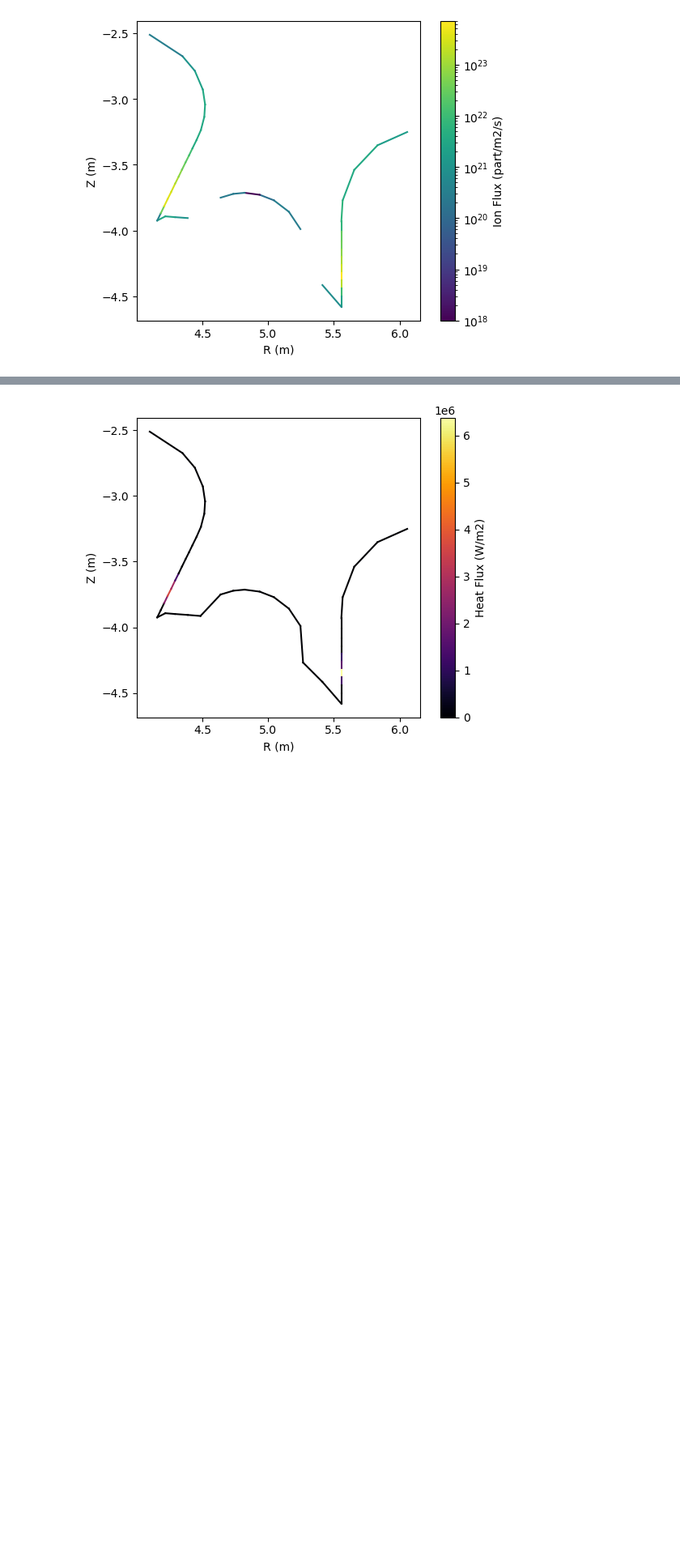
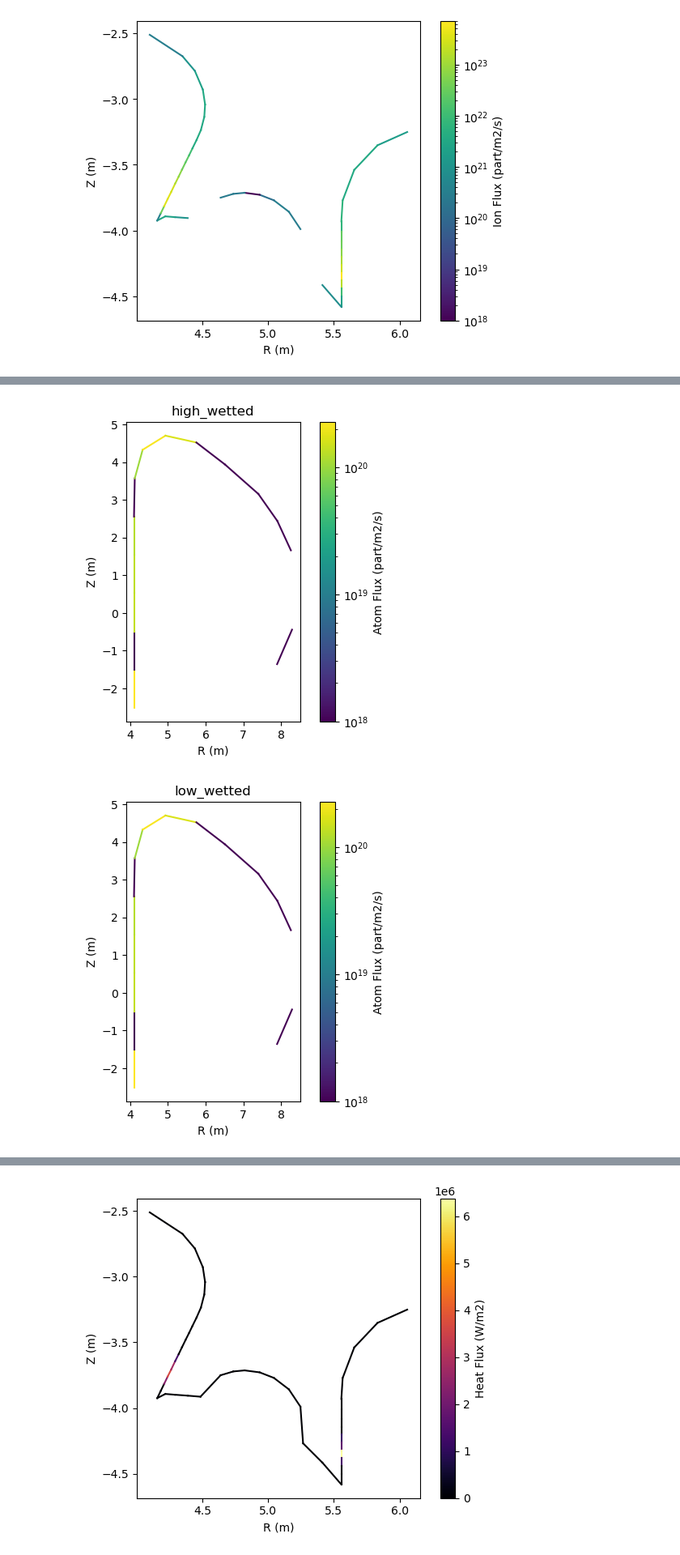
Before and after one commit to kaelyndunnell/hisp, a Jupyter notebook: plotting.ipynb, the cells around one changed output, grey strips where cells are left out. Shown at 81% size. Cells and saved outputs as stored; diff of their text form; code cells hidden in the pictures; blank space fills up the shorter version.

```diff
--- a/plotting.ipynb
+++ b/plotting.ipynb
@@ -119,0 +116,37 @@ for mode in ["high_wetted", "low_wetted"]:
+# %%
+from make_iter_bins import my_reactor
+from matplotlib.colors import LogNorm
+
+for mode in ["high_wetted", "low_wetted", "wetted"]:
+    atom_fluxes = []
+    start_points = []
+    end_points = []
+    for bin in my_reactor.first_wall.bins:
+        for sub_bin in bin.sub_bins:
+            if sub_bin.mode == mode:
+                atom_flux = plasma_data_handling.get_particle_flux("FP", bin=sub_bin, t_rel=0, ion=False)
+                atom_fluxes.append(atom_flux)
+
+                start_points.append(bin.start_point)
+                end_points.append(bin.end_point)
+
+
+    norm = LogNorm(1e18, max(atom_fluxes))
+    cmap = plt.get_cmap("viridis")
+
+
+    for start_point, end_point, ion_flux in zip(start_points, end_points, atom_fluxes):
+        plt.plot(
+            [start_point[0], end_point[0]],
+            [start_point[1], end_point[1]],
+            c=cmap(norm(ion_flux)),
+        )
+    plt.colorbar(plt.cm.ScalarMappable(norm=norm, cmap=cmap), label="Atom Flux (part/m2/s)", ax=plt.gca())
+    plt.xlabel("R (m)")
+    plt.ylabel("Z (m)")
+    plt.gca().set_aspect("equal", adjustable="box")
+    plt.title(mode)
+    plt.show()
+# %% [output]
+[figure, added]
+[figure, added]
```
Also changed, not shown: parts of 4 cells of this notebook.
